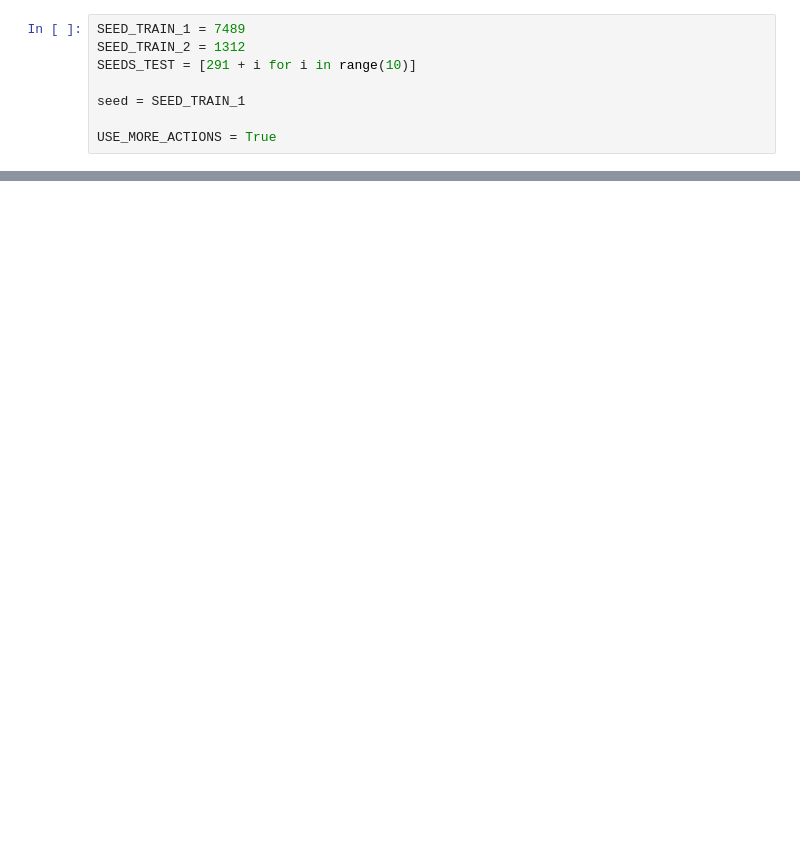
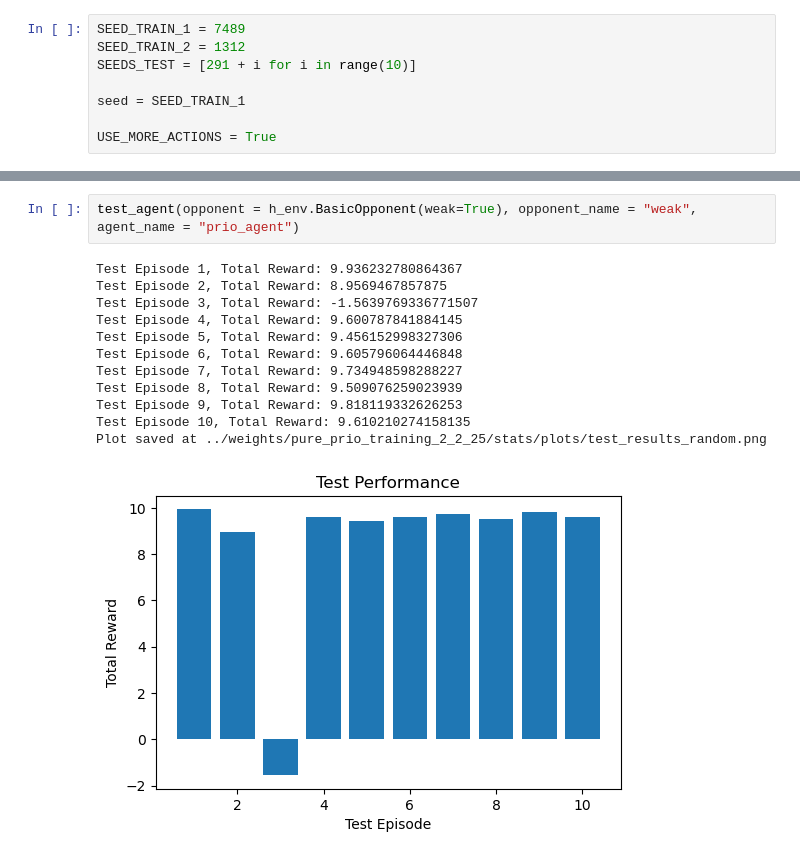
Before and after one commit to JoJoBarthold2/hockey-en-mallorca, a Jupyter notebook: src/hockey-env/test_agent_on_hockey_after_training.ipynb, the cells around one changed output, grey strips where cells are left out. Cells and saved outputs as stored; diff of their text form; blank space fills up the shorter version.

```diff
--- a/src/hockey-env/test_agent_on_hockey_after_training.ipynb
+++ b/src/hockey-env/test_agent_on_hockey_after_training.ipynb
@@ -305,0 +147,15 @@ Plot saved at ../weights/pure_prio_training_2_2_25/stats/plots/test_results_nonw
+# %%
+test_agent(opponent = h_env.BasicOpponent(weak=True), opponent_name = "weak", agent_name = "prio_agent")
+# %% [output]
+Test Episode 1, Total Reward: 9.936232780864367
+Test Episode 2, Total Reward: 8.9569467857875
+Test Episode 3, Total Reward: -1.5639769336771507
+Test Episode 4, Total Reward: 9.600787841884145
+Test Episode 5, Total Reward: 9.456152998327306
+Test Episode 6, Total Reward: 9.605796064446848
+Test Episode 7, Total Reward: 9.734948598288227
+Test Episode 8, Total Reward: 9.509076259023939
+Test Episode 9, Total Reward: 9.818119332626253
+Test Episode 10, Total Reward: 9.610210274158135
+Plot saved at ../weights/pure_prio_training_2_2_25/stats/plots/test_results_random.png
+[figure, added]
```
Also changed, not shown: parts of 13 cells of this notebook, 7 other files.
